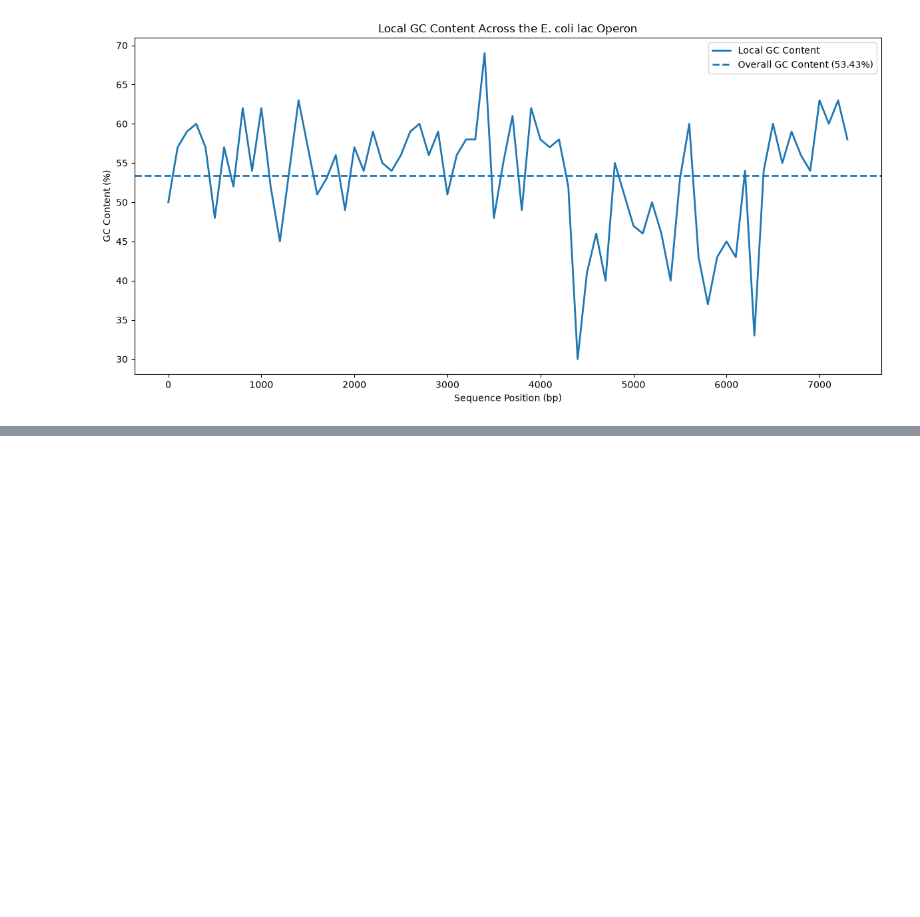
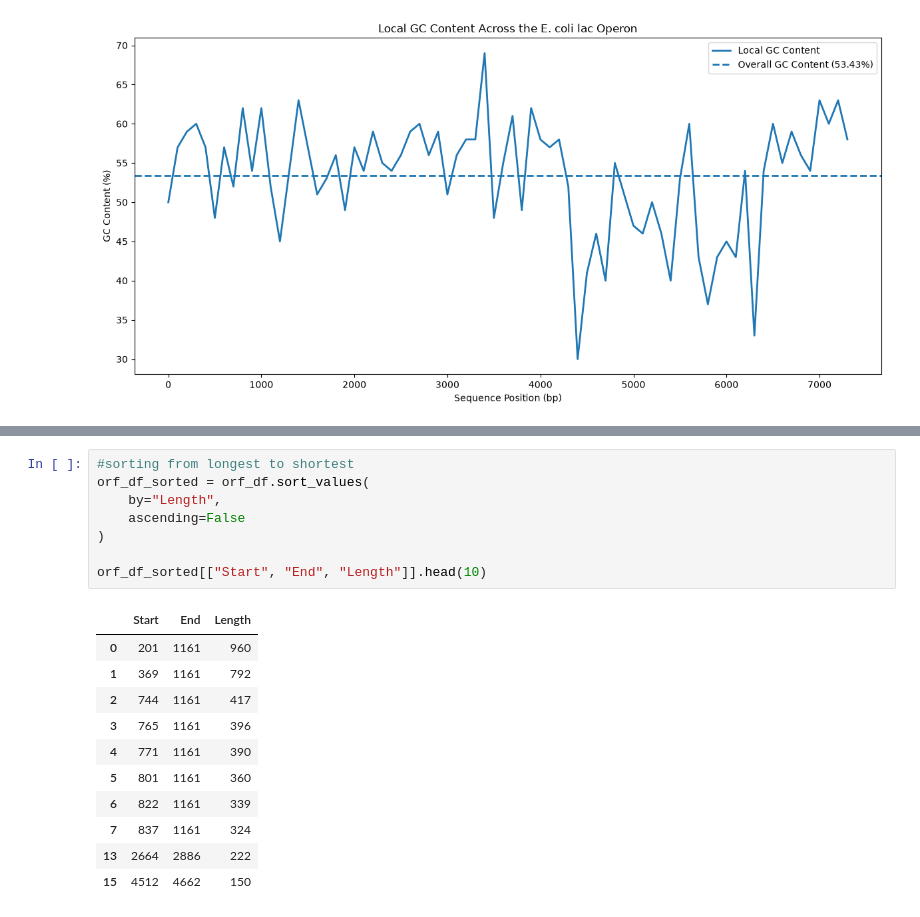
Before and after one commit to amberlin2/DNA-Sequence-Analysis, a Jupyter notebook: notebooks/dna_sequence_analysis.ipynb, the cells around one changed output, grey strips where cells are left out. Drawn from its saved outputs; the diff is of its cells as text; blank space fills up the shorter version.

```diff
--- a/notebooks/dna_sequence_analysis.ipynb
+++ b/notebooks/dna_sequence_analysis.ipynb
@@ -722,0 +1031,20 @@ plt.show()
+# %%
+#sorting from longest to shortest
+orf_df_sorted = orf_df.sort_values(
+    by="Length",
+    ascending=False
+)
+
+orf_df_sorted[["Start", "End", "Length"]].head(10)
+# %% [output]
+|  | Start | End | Length |
+| 0 | 201 | 1161 | 960 |
+| 1 | 369 | 1161 | 792 |
+| 2 | 744 | 1161 | 417 |
+| 3 | 765 | 1161 | 396 |
+| 4 | 771 | 1161 | 390 |
+| 5 | 801 | 1161 | 360 |
+| 6 | 822 | 1161 | 339 |
+| 7 | 837 | 1161 | 324 |
+| 13 | 2664 | 2886 | 222 |
+| 15 | 4512 | 4662 | 150 |
```
Also changed, not shown: parts of 37 cells of this notebook, 2 other files.
